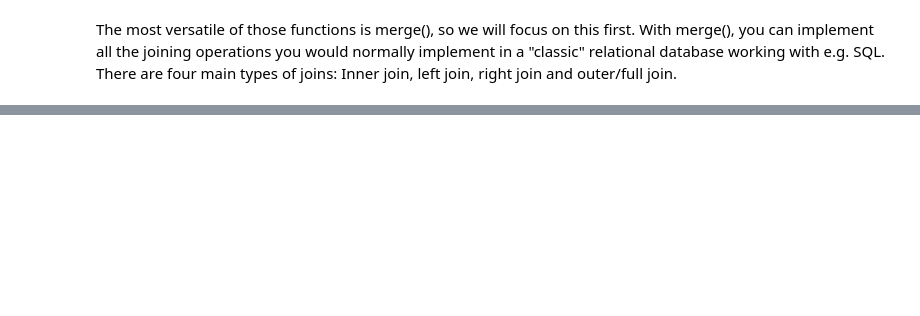
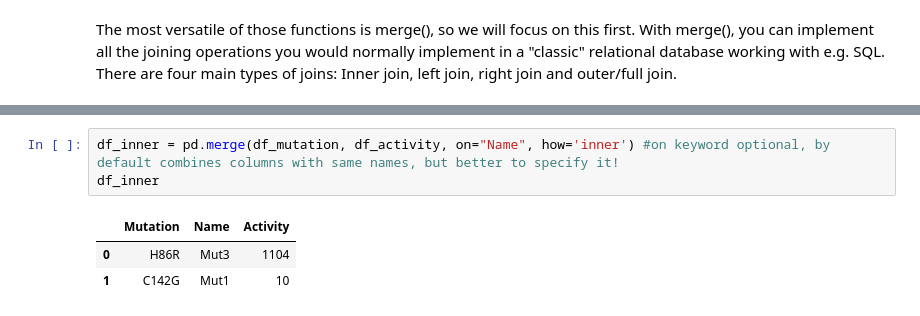
Before and after one commit to kdidi99/Informatics_in_Biochemistry_Course, a Jupyter notebook: notebooks/day_3_data_analysis_4_merging.ipynb, the cells around one changed output, grey strips where cells are left out. Drawn from its saved outputs; the diff is of its cells as text; blank space fills up the shorter version.

```diff
--- a/notebooks/day_3_data_analysis_4_merging.ipynb
+++ b/notebooks/day_3_data_analysis_4_merging.ipynb
@@ -38 +52,8 @@ The most versatile of those functions is merge(), so we will focus on this first
 </div>
+# %%
+df_inner = pd.merge(df_mutation, df_activity, on="Name", how='inner') #on keyword optional, by default combines columns with same names, but better to specify it!
+df_inner
+# %% [output]
+|  | Mutation | Name | Activity |
+| 0 | H86R | Mut3 | 1104 |
+| 1 | C142G | Mut1 | 10 |
```
Also changed, not shown: parts of 11 cells of this notebook.
